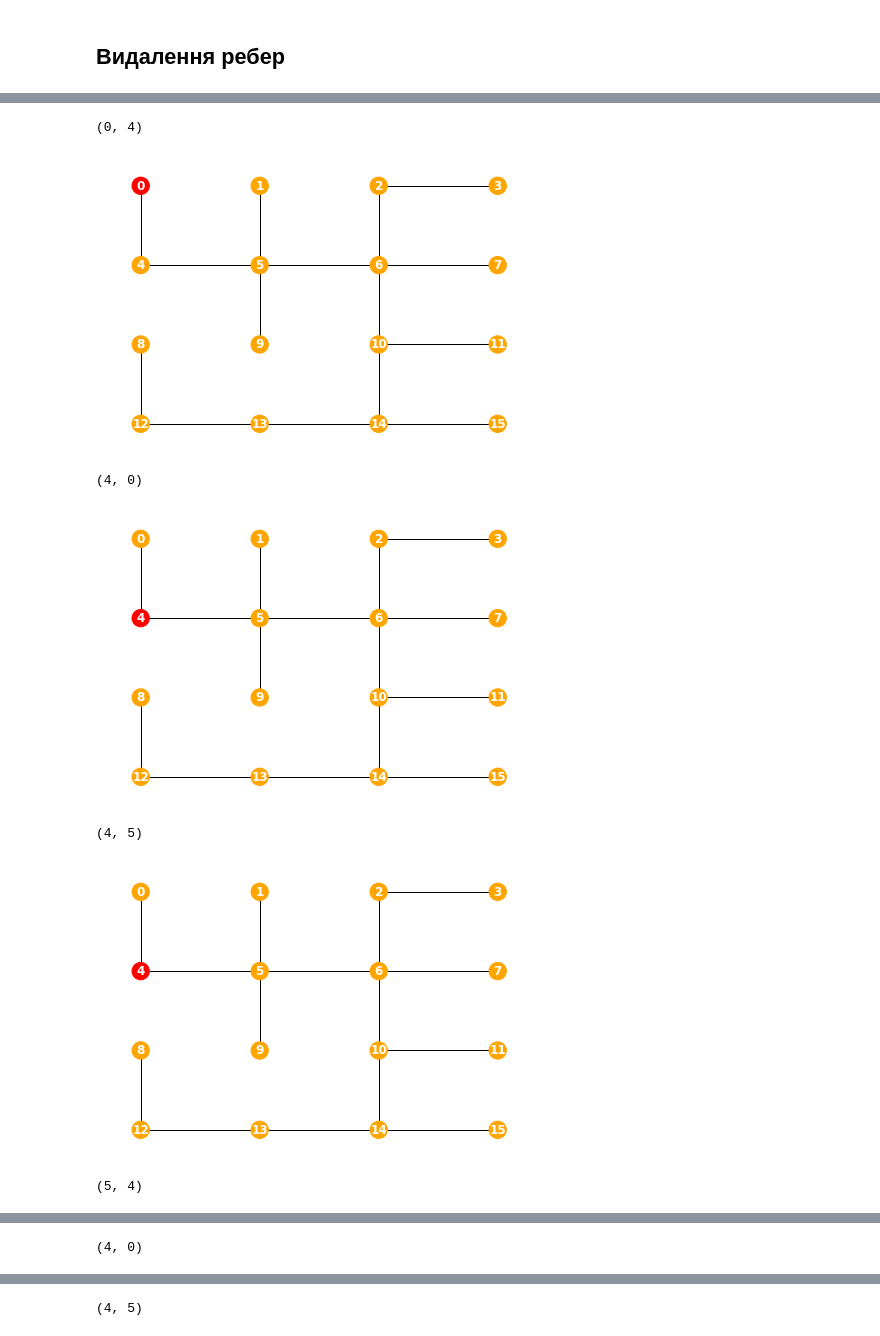
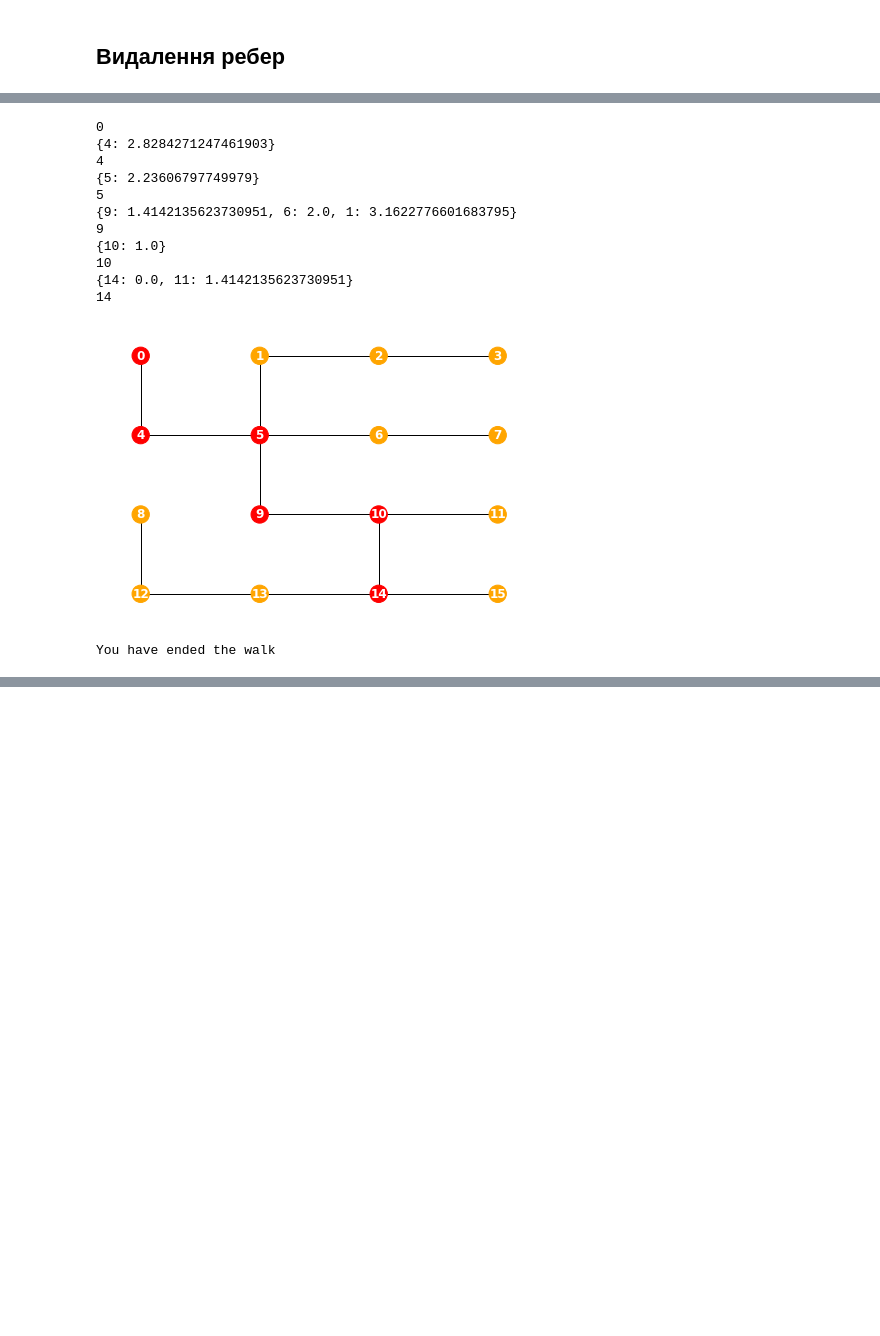
Before and after one commit to mezgoodle/ai_labs, a Jupyter notebook: Labs/lab2.ipynb, the cells around one changed output, grey strips where cells are left out. Drawn from its saved outputs; the diff is of its cells as text; code cells hidden in the pictures; blank space fills up the shorter version.

```diff
--- a/Labs/lab2.ipynb
+++ b/Labs/lab2.ipynb
@@ -140,10 +190,16 @@ graph.draw()
 # %%
-graph.walking(1)
+graph.walking(14)
 # %% [output]
-(0, 4)
+0
+{4: 2.8284271247461903}
+4
+{5: 2.23606797749979}
+5
+{9: 1.4142135623730951, 6: 2.0, 1: 3.1622776601683795}
+9
+{10: 1.0}
+10
+{14: 0.0, 11: 1.4142135623730951}
+14
-[figure, old version]
+[figure, new version]
-(4, 0)
+You have ended the walk
-[figure, removed]
-(4, 5)
-[figure, removed]
-(5, 4)
@@ -151 +205,0 @@ graph.walking(1)
-(4, 0)
@@ -153 +205,0 @@ graph.walking(1)
-(4, 5)
```
Also changed, not shown: parts of 11 cells of this notebook.
